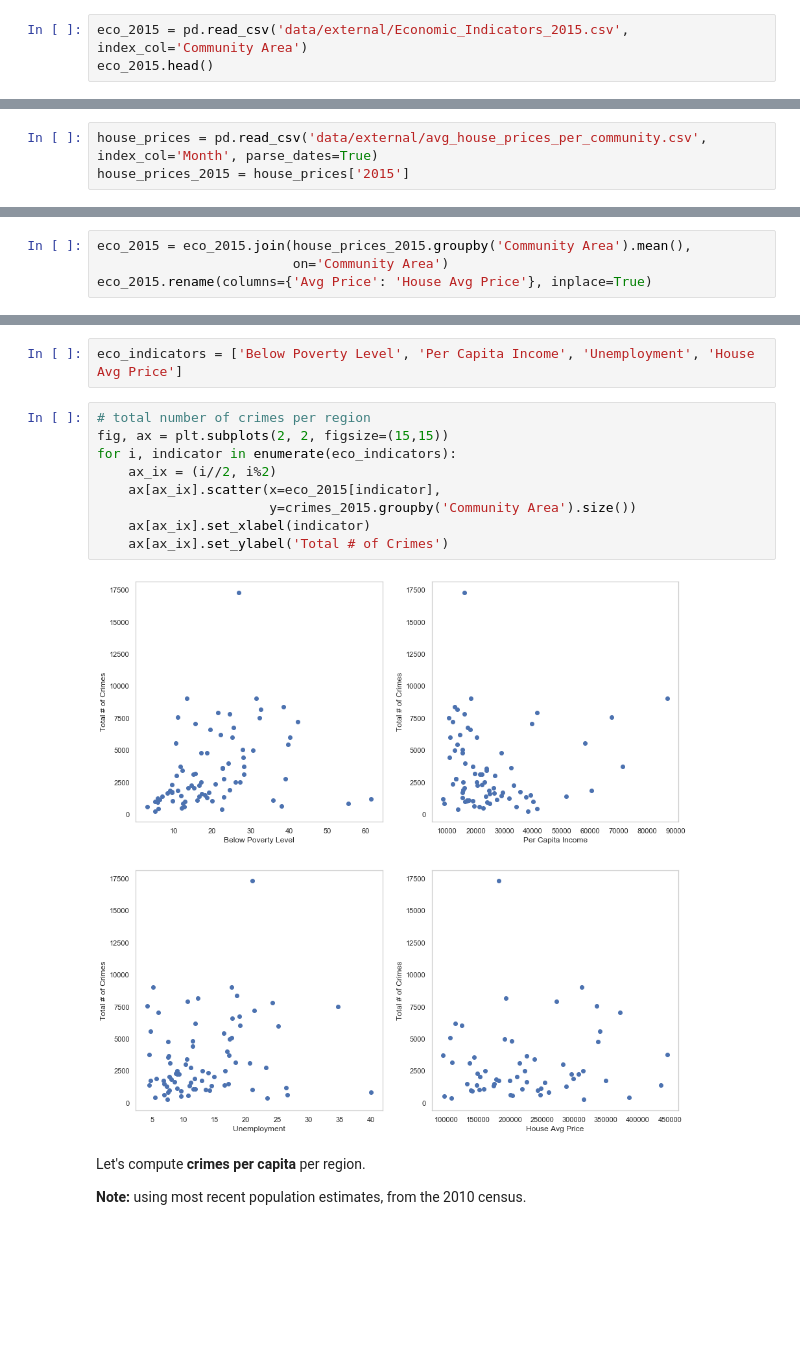
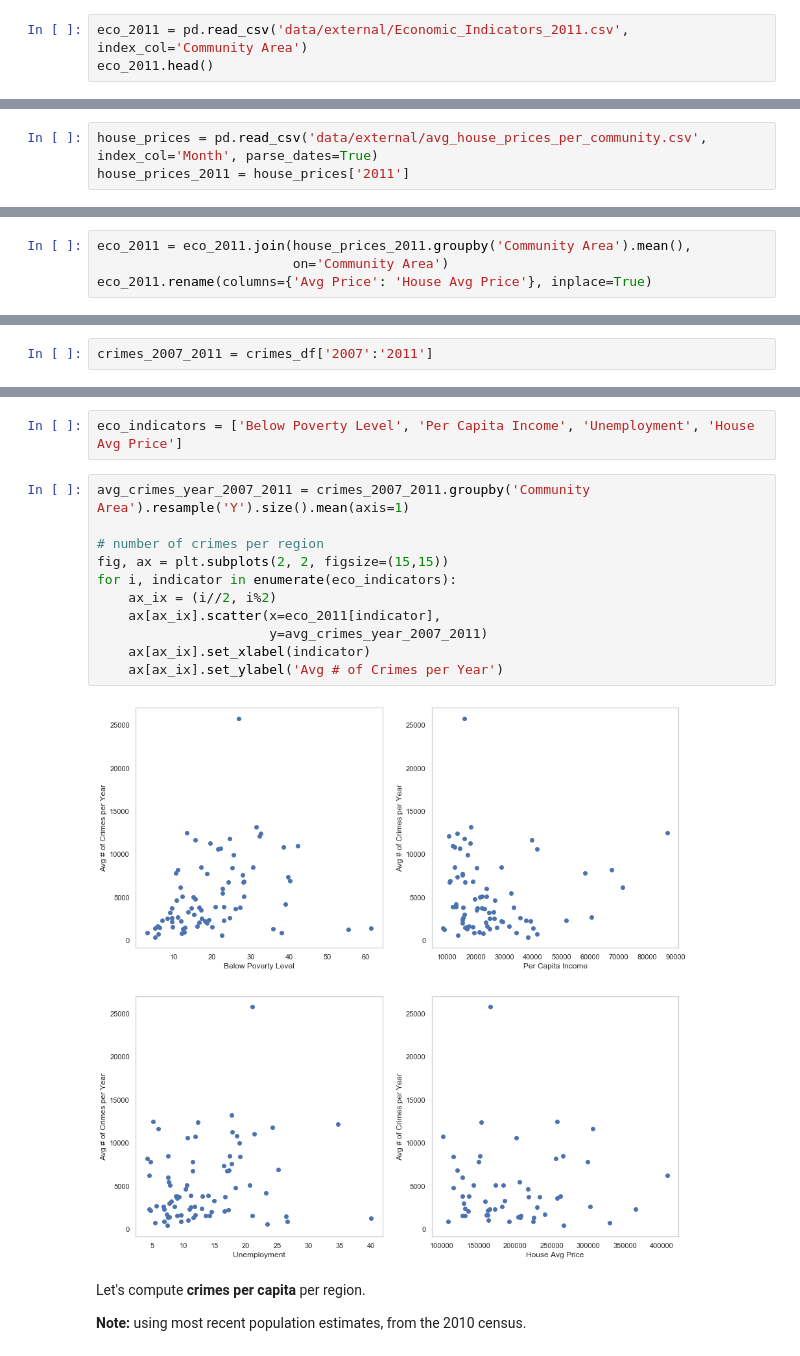
Before and after one commit to vbernardes/chicago-crime-dataviz, a Jupyter notebook: Economic Indicators.ipynb, the cells around one changed output, grey strips where cells are left out. Drawn from its saved outputs; the diff is of its cells as text; blank space fills up the shorter version.

```diff
--- a/Economic Indicators.ipynb
+++ b/Economic Indicators.ipynb
@@ -19,6 +19,6 @@ crimes_df = pd.read_pickle('data/processed_data.pkl')
 # %%
-eco_2015 = pd.read_csv('data/external/Economic_Indicators_2015.csv', index_col='Community Area')
-eco_2015.head()
+eco_2011 = pd.read_csv('data/external/Economic_Indicators_2011.csv', index_col='Community Area')
+eco_2011.head()
 # %% [output]
 |  | Community Area Name | Below Poverty Level | Per Capita Income | Unemployment |
 | Community Area |  |  |  |  |
@@ -33,5 +33,5 @@ eco_2015.head()
 Let's add House Price data to our investigation.
 # %%
 house_prices = pd.read_csv('data/external/avg_house_prices_per_community.csv', index_col='Month', parse_dates=True)
-house_prices_2015 = house_prices['2015']
+house_prices_2011 = house_prices['2011']
 # %%
@@ -58,4 +58,4 @@ house_prices_2015.groupby('Community Area').mean()
 # %%
-eco_2015 = eco_2015.join(house_prices_2015.groupby('Community Area').mean(),
+eco_2011 = eco_2011.join(house_prices_2011.groupby('Community Area').mean(),
                          on='Community Area')
-eco_2015.rename(columns={'Avg Price': 'House Avg Price'}, inplace=True)
+eco_2011.rename(columns={'Avg Price': 'House Avg Price'}, inplace=True)
@@ -64 +62,3 @@ crimes_2015 = crimes_df['2015']
+# %%
+crimes_2007_2011 = crimes_df['2007':'2011']
 # %%
@@ -72,16 +72,18 @@ Index(['ID', 'Case Number', 'Block', 'IUCR', 'Primary Type', 'Description',
 # %%
 eco_indicators = ['Below Poverty Level', 'Per Capita Income', 'Unemployment', 'House Avg Price']
 # %%
-# total number of crimes per region
+avg_crimes_year_2007_2011 = crimes_2007_2011.groupby('Community Area').resample('Y').size().mean(axis=1)
+
+# number of crimes per region
 fig, ax = plt.subplots(2, 2, figsize=(15,15))
 for i, indicator in enumerate(eco_indicators):
     ax_ix = (i//2, i%2)
-    ax[ax_ix].scatter(x=eco_2015[indicator],
-                      y=crimes_2015.groupby('Community Area').size())
+    ax[ax_ix].scatter(x=eco_2011[indicator],
+                      y=avg_crimes_year_2007_2011)
     ax[ax_ix].set_xlabel(indicator)
-    ax[ax_ix].set_ylabel('Total # of Crimes')
+    ax[ax_ix].set_ylabel('Avg # of Crimes per Year')
 # %% [output]
-[figure, old version]
+[figure, new version]
 # %% [markdown]
 Let's compute **crimes per capita** per region.
 
```
Also changed, not shown: parts of 34 cells of this notebook, 1 other file.
